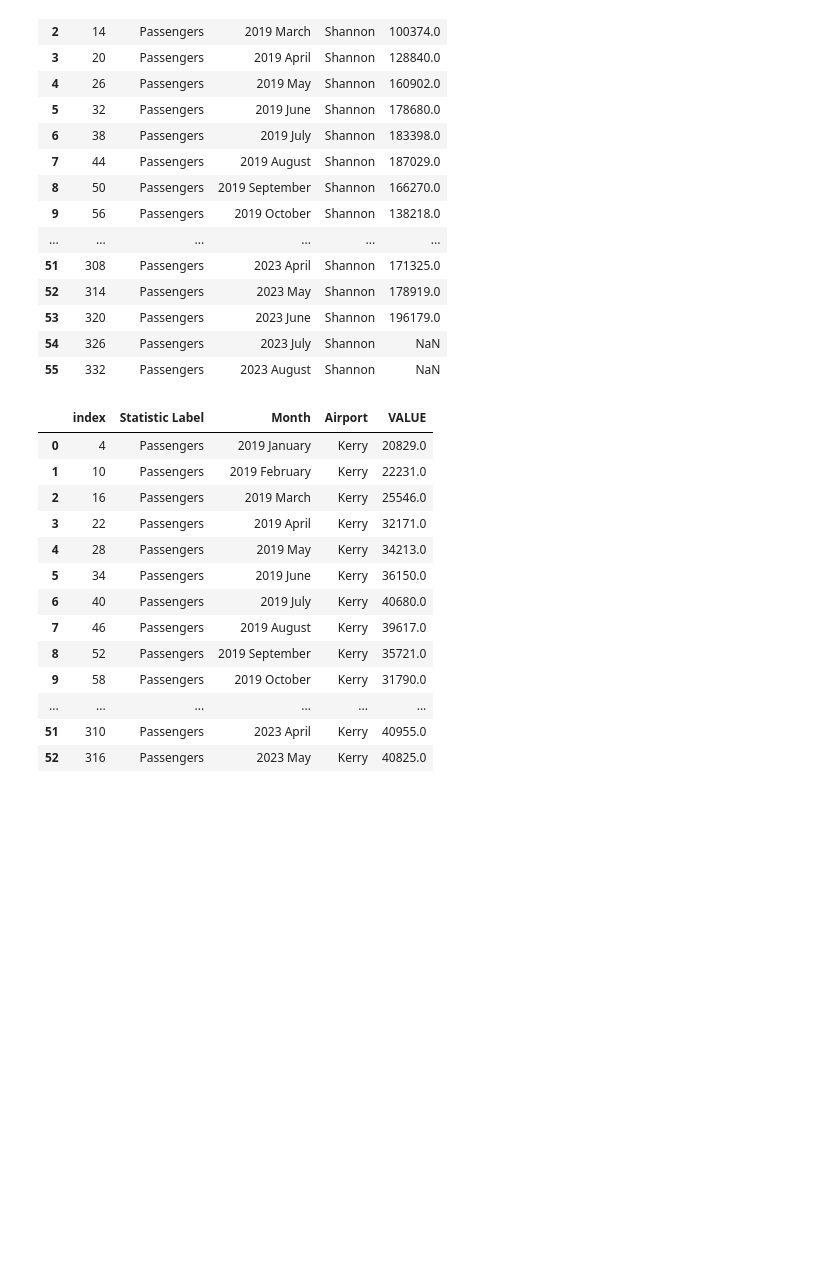
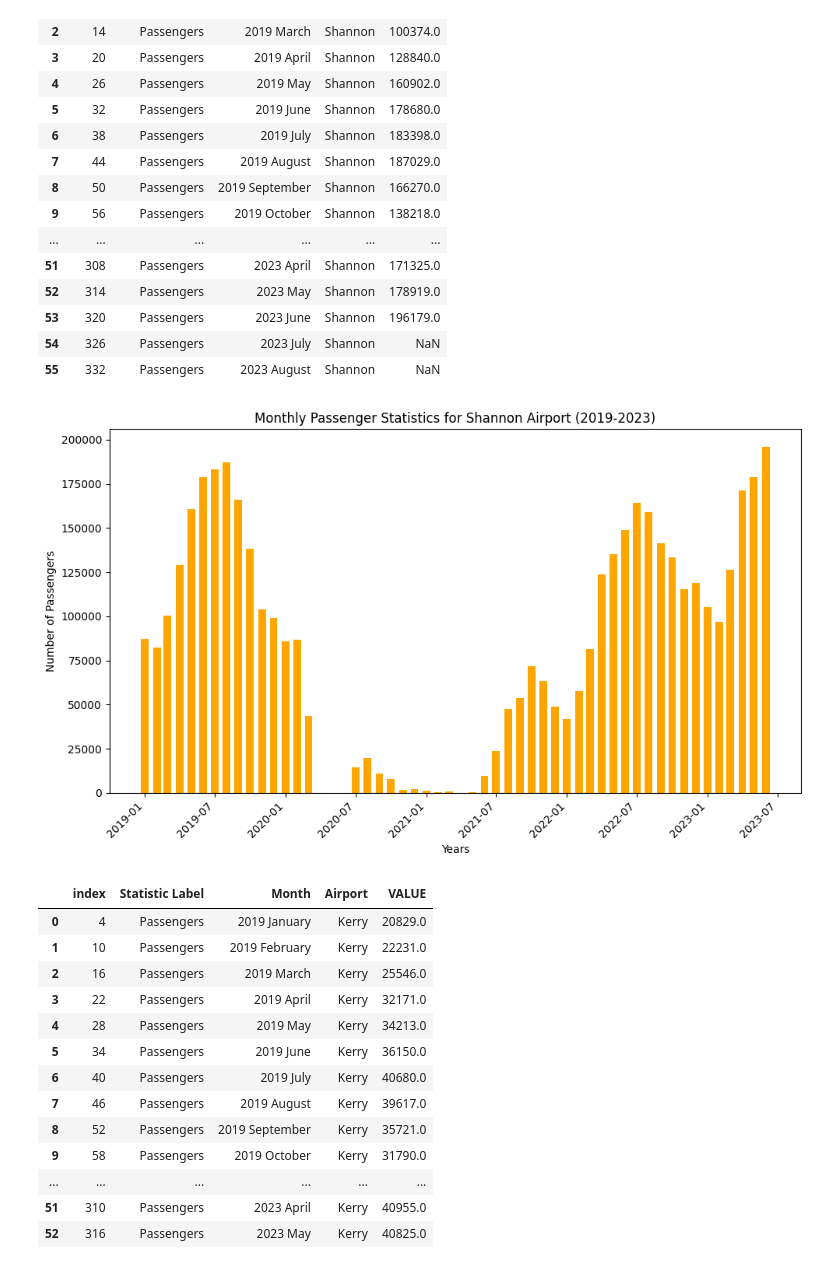
Before and after one commit to NathanKelly1/DataAnalysisProject, a Jupyter notebook: Has_COVID_changed_air_travel_in_a_substantual_way_.ipynb, the cells around one changed output. Cells and saved outputs as stored; diff of their text form; code cells hidden in the pictures; blank space fills up the shorter version.

```diff
--- a/Has_COVID_changed_air_travel_in_a_substantual_way_.ipynb
+++ b/Has_COVID_changed_air_travel_in_a_substantual_way_.ipynb
@@ -148,6 +180,21 @@ Shannonfile.reset_index()
 | 55 | 332 | Passengers | 2023 August | Shannon | NaN |
 # %%
 Shannonfile.to_csv('ShannonInfo.csv', index = False)
+# %%
+df = pd.read_csv('ShannonInfo.csv')
+df['Month'] = pd.to_datetime(df['Month'])
+months = df['Month']
+passenger_values = df['VALUE']
+plt.figure(figsize=(10, 6))
+plt.bar(months, passenger_values, color='orange', width=20)
+plt.xlabel('Years')
+plt.ylabel('Number of Passengers')
+plt.title('Monthly Passenger Statistics for Shannon Airport (2019-2023)')
+plt.xticks(rotation=45, ha='right')
+plt.tight_layout()
+plt.show()
+# %% [output]
+[figure, added]
 # %%
 Kerryfile = Aiport.get_group('Kerry')
 Kerryfile.reset_index()
```
Also changed, not shown: parts of 7 cells of this notebook.
